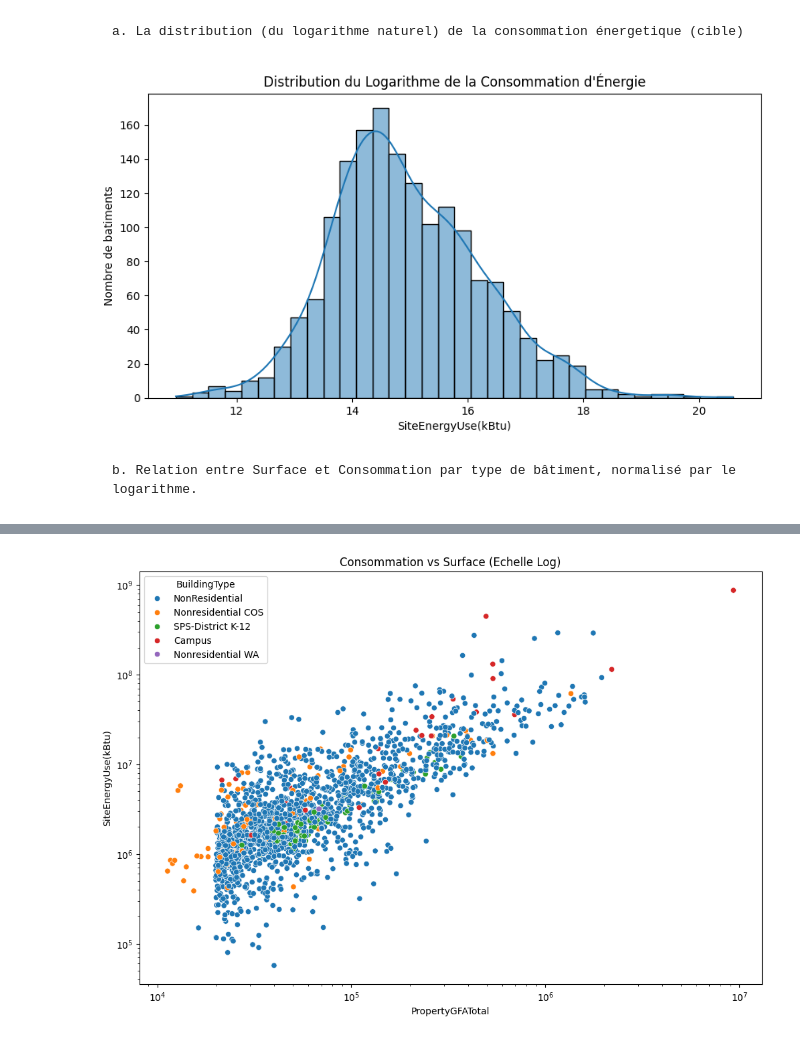
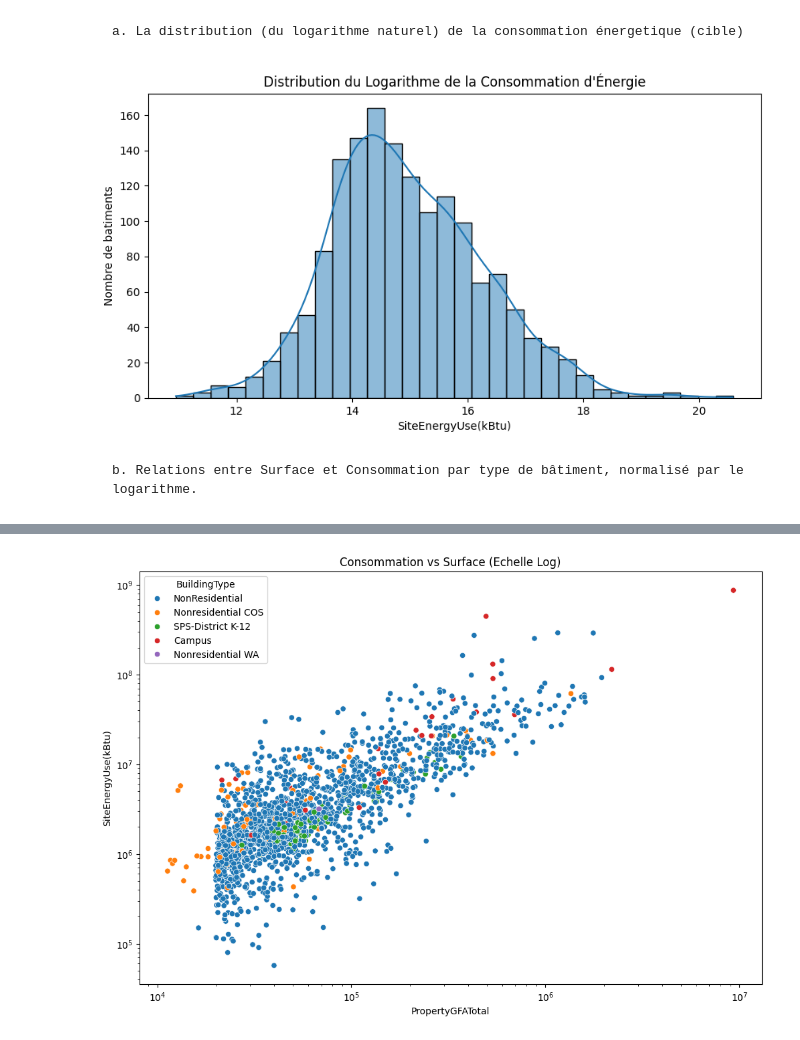
Before and after one commit to AxelFB1992/projet6, a Jupyter notebook: template_modelisation_supervisee.ipynb, the cells around one changed output, grey strips where cells are left out. Cells and saved outputs as stored; diff of their text form; code cells hidden in the pictures.

```diff
--- a/template_modelisation_supervisee.ipynb
+++ b/template_modelisation_supervisee.ipynb
@@ -531,0 +535,11 @@ plt.show()
+# %%
+# Liste des colonnes à supprimer
+cols_to_drop = [
+    'TotalGHGEmissions',
+    'GHGEmissionsIntensity',
+    'CouncilDistrictCode',
+    'ZipCode'
+]
+
+filtered_9_building_consumption = filtered_8_building_consumption.drop(columns=cols_to_drop)
+print(f"Nombre de colonnes restantes : {filtered_9_building_consumption.shape[1]}")
@@ -531,0 +612,9 @@ plt.show()
+# %%
+# Suppression des consommations nulles ou négatives (incohérent pour un bâtiment actif)
+len_filtered_9_building_consumption = len(filtered_9_building_consumption)
+print(f"Lignes initiales : {len_filtered_9_building_consumption}")
+filtered_10_building_consumption = filtered_9_building_consumption[filtered_9_building_consumption['DefaultData'] == False]
+#On aurait également filtrer sur la colonne ComplianceStatus car les deux variables sont 100% corrélés sur ces modalités
+#filtered_10_building_consumption = filtered_9_building_consumption[filtered_9_building_consumption['ComplianceStatus'] = 'Error - Correct Default Data']
+len_filtered_10_building_consumption = len(filtered_10_building_consumption)
+print(f"Après diziaine filtrage (DefaultData - False) : {len_filtered_10_building_consumption}")
@@ -531,0 +628,9 @@ plt.show()
+# %%
+# Liste des colonnes à supprimer
+cols_to_drop = [
+    'DefaultData',
+    'ComplianceStatus',
+]
+
+filtered_11_building_consumption = filtered_10_building_consumption.drop(columns=cols_to_drop)
+print(f"Nombre de colonnes restantes : {filtered_11_building_consumption.shape[1]}")
@@ -531,0 +643,7 @@ plt.show()
+# %%
+cols_to_drop = [
+    'ListOfAllPropertyUseTypes'
+]
+
+filtered_12_building_consumption = filtered_11_building_consumption.drop(columns=cols_to_drop)
+print(f"Nombre de colonnes restantes : {filtered_12_building_consumption.shape[1]}")
@@ -539,12 +701,12 @@ Après ces différents filtrages, il peut intéressant d'observer la distributio
 import numpy as np
 # %%
 plt.figure(figsize=(10, 5))
-sns.histplot(np.log1p(filtered_5_building_consumption['SiteEnergyUse(kBtu)']), kde=True)
+sns.histplot(np.log1p(filtered_12_building_consumption['SiteEnergyUse(kBtu)']), kde=True)
 plt.ylabel("Nombre de batiments")
 #sns.histplot(filtered_5_building_consumption['SiteEnergyUse(kBtu)'], kde=True)
 plt.title('Distribution du Logarithme de la Consommation d\'Énergie')
 plt.show()
 # %% [output]
-[figure, old version]
+[figure, new version]
 # %% [markdown]
-    b. Relation entre Surface et Consommation par type de bâtiment, normalisé par le logarithme.
+    b. Relations entre Surface et Consommation par type de bâtiment, normalisé par le logarithme.
```
Also changed, not shown: parts of 41 cells of this notebook, 1 other file.
